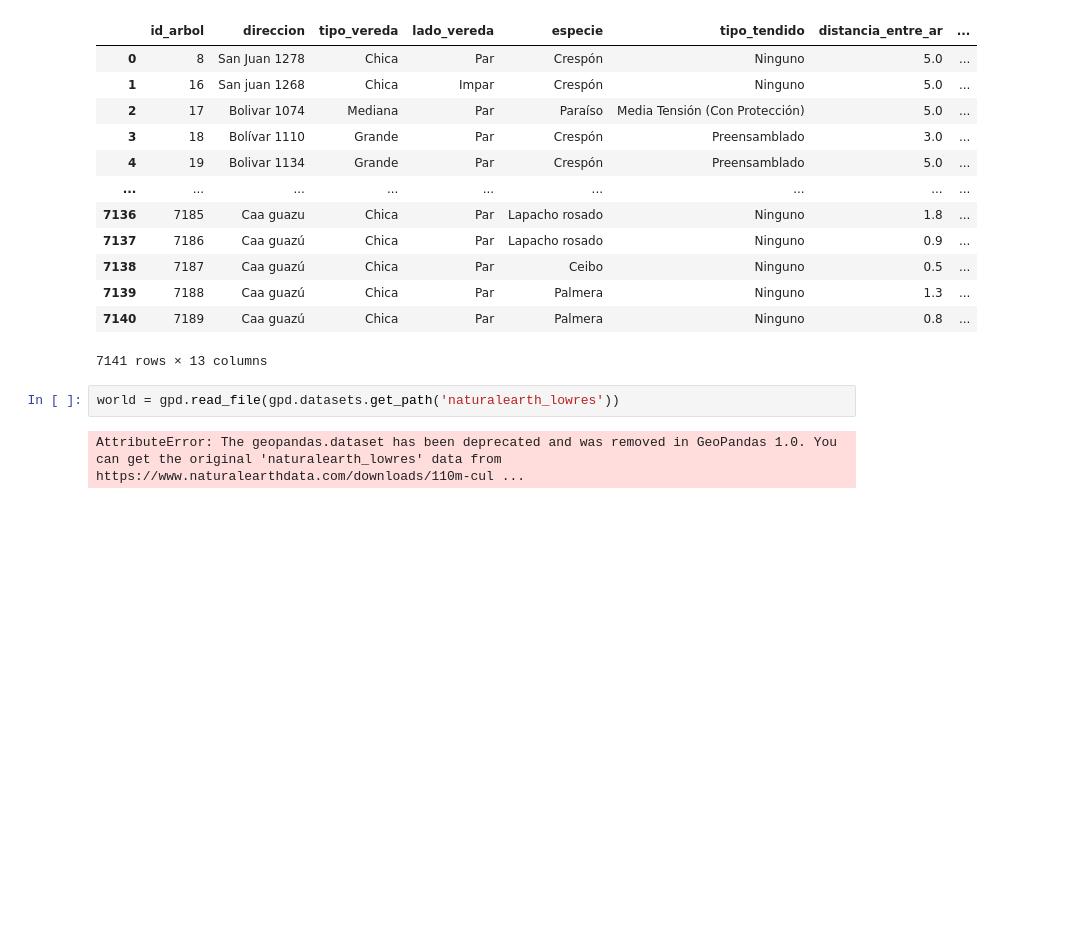
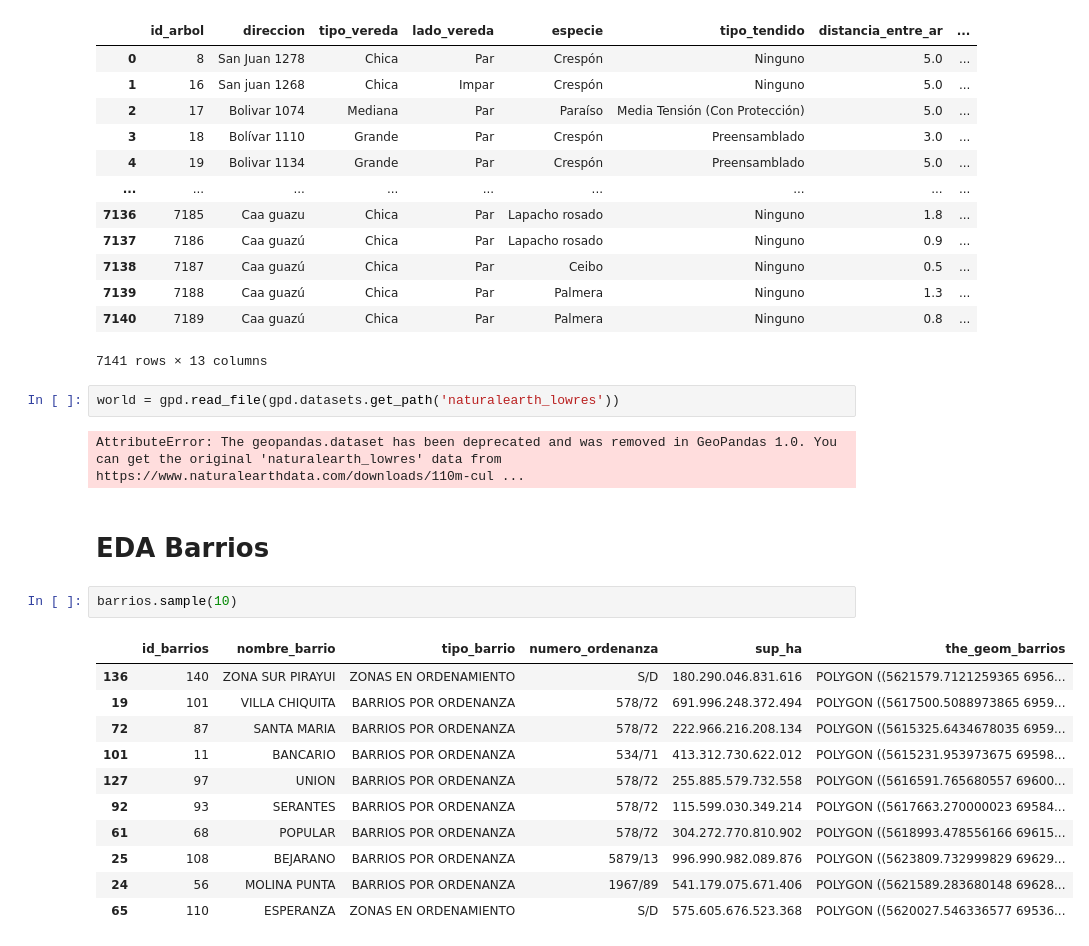
Before and after one commit to JonatanCabrera27/Datathon-2024, a Jupyter notebook: zonasVerdes.ipynb, the cells around one changed output. Drawn from its saved outputs; the diff is of its cells as text; blank space fills up the shorter version.

```diff
--- a/zonasVerdes.ipynb
+++ b/zonasVerdes.ipynb
@@ -218,3 +220,19 @@ gdf
 world = gpd.read_file(gpd.datasets.get_path('naturalearth_lowres'))
 # %% [output]
 AttributeError: The geopandas.dataset has been deprecated and was removed in GeoPandas 1.0. You can get the original 'naturalearth_lowres' data from https://www.naturalearthdata.com/downloads/110m-cul ...
+# %% [markdown]
+# EDA Barrios
+# %%
+barrios.sample(10)
+# %% [output]
+|  | id_barrios | nombre_barrio | tipo_barrio | numero_ordenanza | sup_ha | the_geom_barrios |
+| 136 | 140 | ZONA SUR PIRAYUI | ZONAS EN ORDENAMIENTO | S/D | 180.290.046.831.616 | POLYGON ((5621579.7121259365 6956... |
+| 19 | 101 | VILLA CHIQUITA | BARRIOS POR ORDENANZA | 578/72 | 691.996.248.372.494 | POLYGON ((5617500.5088973865 6959... |
+| 72 | 87 | SANTA MARIA | BARRIOS POR ORDENANZA | 578/72 | 222.966.216.208.134 | POLYGON ((5615325.6434678035 6959... |
+| 101 | 11 | BANCARIO | BARRIOS POR ORDENANZA | 534/71 | 413.312.730.622.012 | POLYGON ((5615231.953973675 69598... |
+| 127 | 97 | UNION | BARRIOS POR ORDENANZA | 578/72 | 255.885.579.732.558 | POLYGON ((5616591.765680557 69600... |
+| 92 | 93 | SERANTES | BARRIOS POR ORDENANZA | 578/72 | 115.599.030.349.214 | POLYGON ((5617663.270000023 69584... |
+| 61 | 68 | POPULAR | BARRIOS POR ORDENANZA | 578/72 | 304.272.770.810.902 | POLYGON ((5618993.478556166 69615... |
+| 25 | 108 | BEJARANO | BARRIOS POR ORDENANZA | 5879/13 | 996.990.982.089.876 | POLYGON ((5623809.732999829 69629... |
+| 24 | 56 | MOLINA PUNTA | BARRIOS POR ORDENANZA | 1967/89 | 541.179.075.671.406 | POLYGON ((5621589.283680148 69628... |
+| 65 | 110 | ESPERANZA | ZONAS EN ORDENAMIENTO | S/D | 575.605.676.523.368 | POLYGON ((5620027.546336577 69536... |
```
Also changed, not shown: parts of 30 cells of this notebook, 6 other files.
